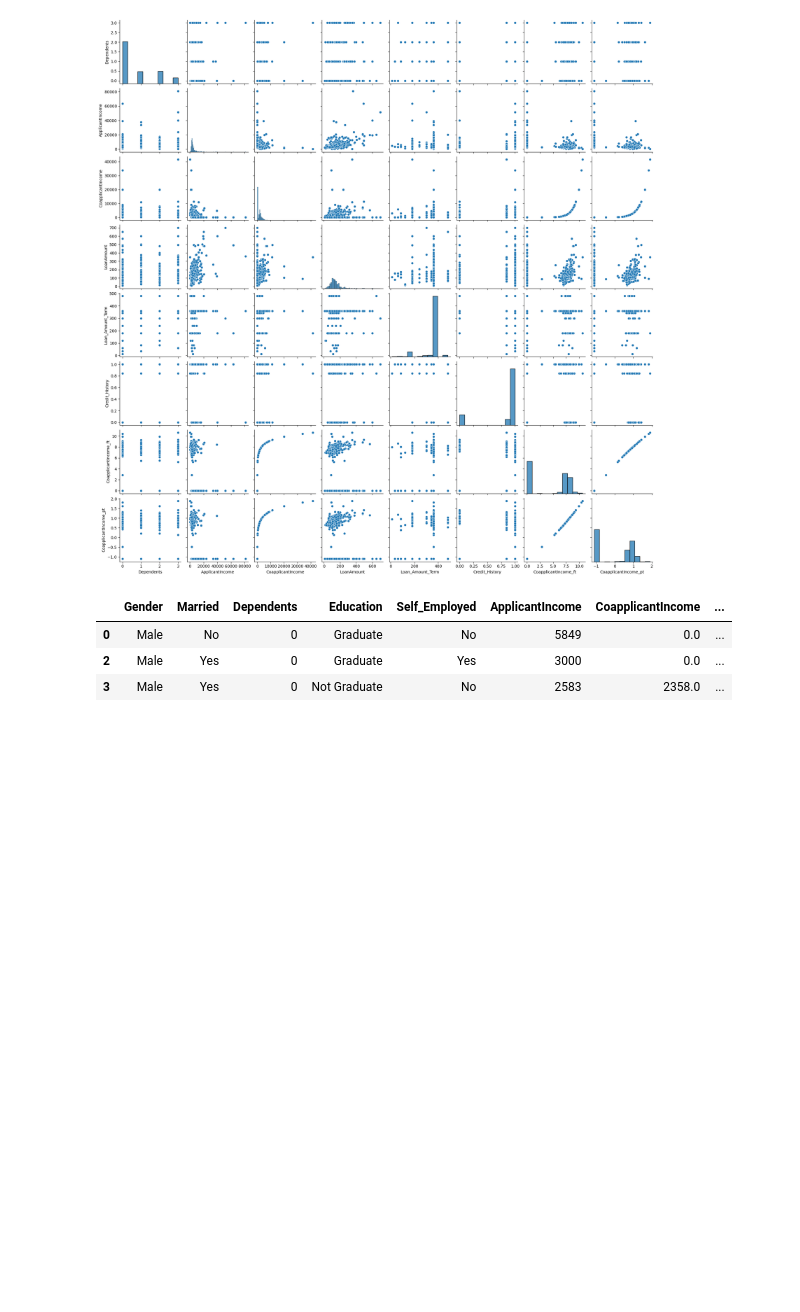
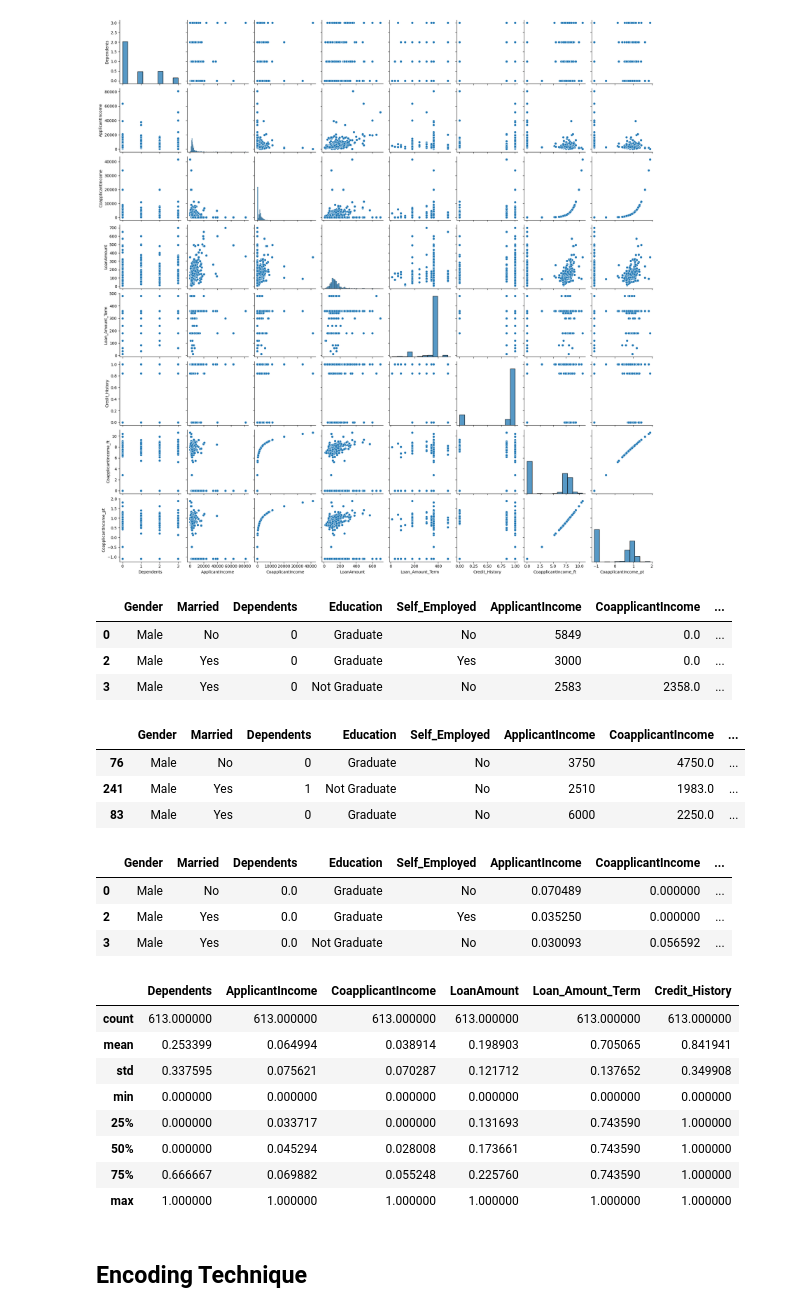
Before and after one commit to AftabQuant/Machine-Learning-Chronicles, a Jupyter notebook: Machine Learning Hub/Data Science Course/Machine Learning/Func Transformation & Encoding & Feature Selection.ipynb, the cells around one changed output. Cells and saved outputs as stored; diff of their text form; code cells hidden in the pictures; blank space fills up the shorter version.

```diff
--- a/Machine Learning Hub/Data Science Course/Machine Learning/Func Transformation & Encoding & Feature Selection.ipynb
+++ b/Machine Learning Hub/Data Science Course/Machine Learning/Func Transformation & Encoding & Feature Selection.ipynb
@@ -181,3 +181,13 @@ df.head(3)
 | 0 | Male | No | 0 | Graduate | No | 5849 | 0.0 | ... |
 | 2 | Male | Yes | 0 | Graduate | Yes | 3000 | 0.0 | ... |
 | 3 | Male | Yes | 0 | Not Graduate | No | 2583 | 2358.0 | ... |
+# %%
+x = df.drop('Loan_Status', axis=1)
+y = df['Loan_Status']
+# %%
+x.sample(3)
+# %% [output]
+|  | Gender | Married | Dependents | Education | Self_Employed | ApplicantIncome | CoapplicantIncome | ... |
+| 76 | Male | No | 0 | Graduate | No | 3750 | 4750.0 | ... |
+| 241 | Male | Yes | 1 | Not Graduate | No | 2510 | 1983.0 | ... |
+| 83 | Male | Yes | 0 | Graduate | No | 6000 | 2250.0 | ... |
@@ -183,0 +201,21 @@ df.head(3)
+# %%
+x.head(3)
+# %% [output]
+|  | Gender | Married | Dependents | Education | Self_Employed | ApplicantIncome | CoapplicantIncome | ... |
+| 0 | Male | No | 0.0 | Graduate | No | 0.070489 | 0.000000 | ... |
+| 2 | Male | Yes | 0.0 | Graduate | Yes | 0.035250 | 0.000000 | ... |
+| 3 | Male | Yes | 0.0 | Not Graduate | No | 0.030093 | 0.056592 | ... |
+# %%
+x.describe()
+# %% [output]
+|  | Dependents | ApplicantIncome | CoapplicantIncome | LoanAmount | Loan_Amount_Term | Credit_History |
+| count | 613.000000 | 613.000000 | 613.000000 | 613.000000 | 613.000000 | 613.000000 |
+| mean | 0.253399 | 0.064994 | 0.038914 | 0.198903 | 0.705065 | 0.841941 |
+| std | 0.337595 | 0.075621 | 0.070287 | 0.121712 | 0.137652 | 0.349908 |
+| min | 0.000000 | 0.000000 | 0.000000 | 0.000000 | 0.000000 | 0.000000 |
+| 25% | 0.000000 | 0.033717 | 0.000000 | 0.131693 | 0.743590 | 1.000000 |
+| 50% | 0.000000 | 0.045294 | 0.028008 | 0.173661 | 0.743590 | 1.000000 |
+| 75% | 0.666667 | 0.069882 | 0.055248 | 0.225760 | 0.743590 | 1.000000 |
+| max | 1.000000 | 1.000000 | 1.000000 | 1.000000 | 1.000000 | 1.000000 |
+# %% [markdown]
+## Encoding Technique
```
Also changed, not shown: parts of 9 cells of this notebook.
